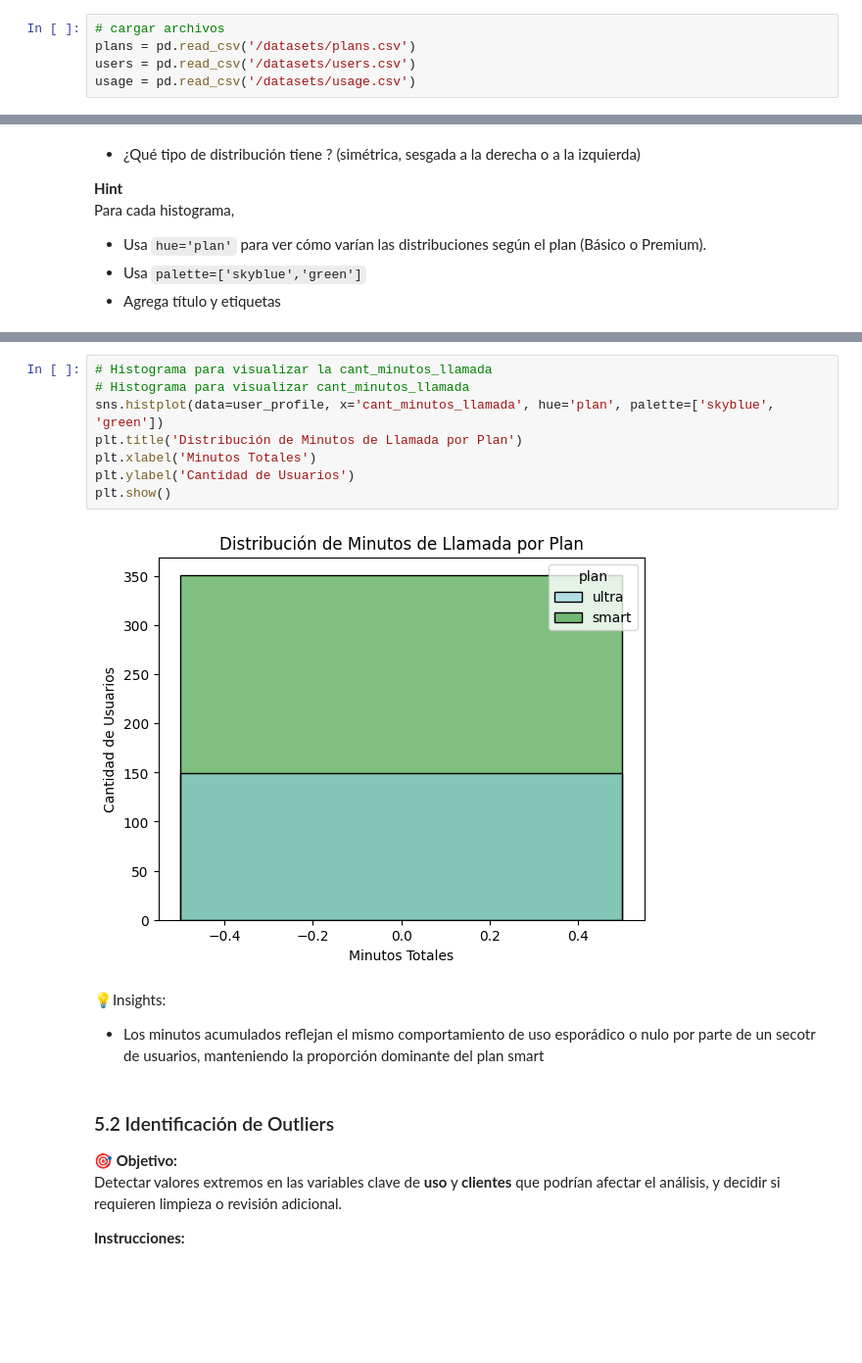
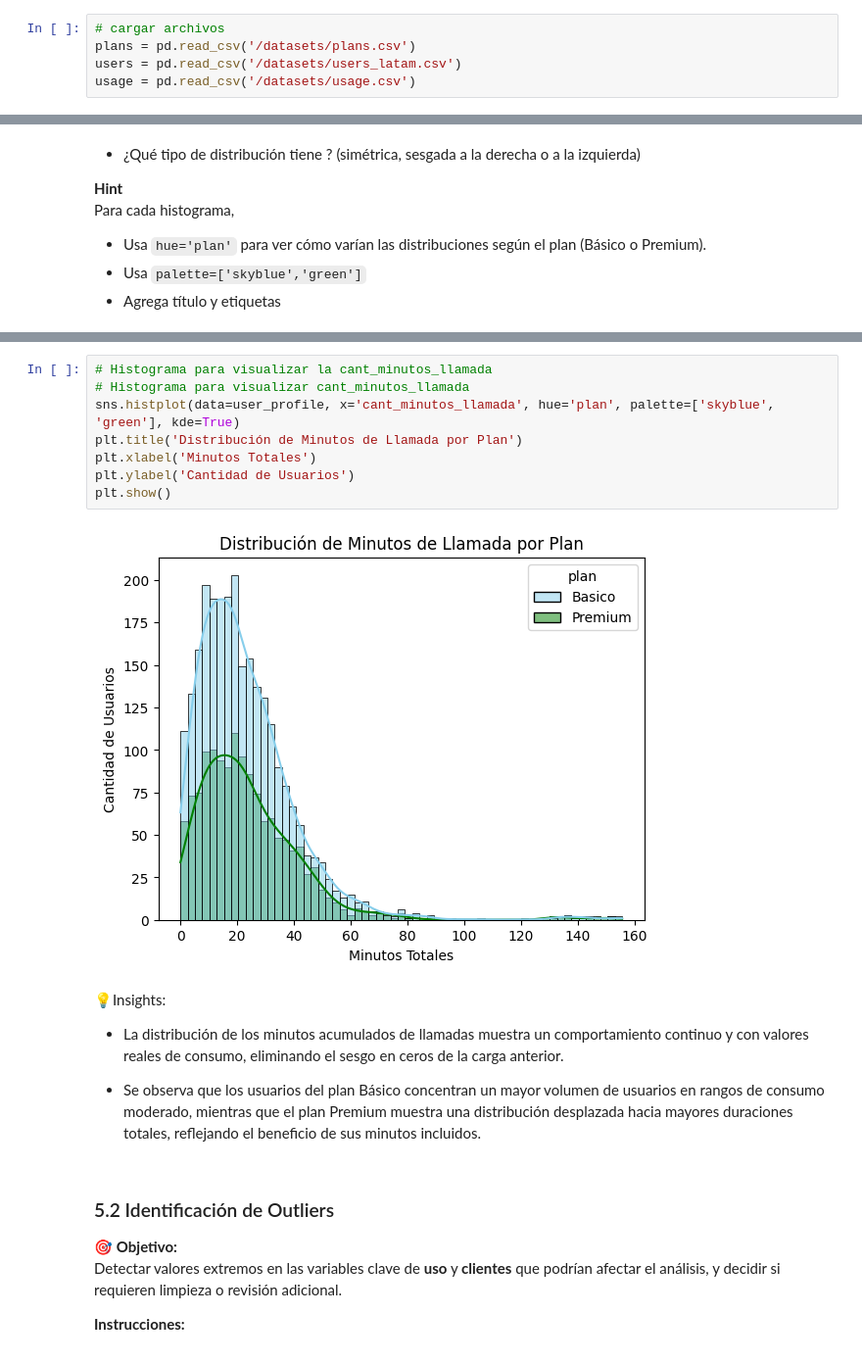
Before and after one commit to PabloVidal000/Telecom-analysis-, a Jupyter notebook: S7 Version-Estudiante-Project-ConnectaTel.ipynb, the cells around one changed output, grey strips where cells are left out. Shown at 98% size. Cells and saved outputs as stored; diff of their text form; blank space fills up the shorter version.

```diff
--- a/S7 Version-Estudiante-Project-ConnectaTel.ipynb
+++ b/S7 Version-Estudiante-Project-ConnectaTel.ipynb
@@ -45,5 +136,5 @@ import seaborn as sns
 # %%
 # cargar archivos
 plans = pd.read_csv('/datasets/plans.csv')
-users = pd.read_csv('/datasets/users.csv')
+users = pd.read_csv('/datasets/users_latam.csv')
 usage = pd.read_csv('/datasets/usage.csv')
@@ -626,16 +809,18 @@ plt.show()
 # %%
 # Histograma para visualizar la cant_minutos_llamada
 # Histograma para visualizar cant_minutos_llamada
-sns.histplot(data=user_profile, x='cant_minutos_llamada', hue='plan', palette=['skyblue', 'green'])
+sns.histplot(data=user_profile, x='cant_minutos_llamada', hue='plan', palette=['skyblue', 'green'], kde=True)
 plt.title('Distribución de Minutos de Llamada por Plan')
 plt.xlabel('Minutos Totales')
 plt.ylabel('Cantidad de Usuarios')
 plt.show()
 # %% [output]
-[figure, old version]
+[figure, new version]
 # %% [markdown]
 💡Insights:
-- Los minutos acumulados reflejan el mismo comportamiento de uso esporádico o nulo por parte de un secotr de usuarios, manteniendo la proporción dominante del plan smart
+- La distribución de los minutos acumulados de llamadas muestra un comportamiento continuo y con valores reales de consumo, eliminando el sesgo en ceros de la carga anterior.
+
+- Se observa que los usuarios del plan Básico concentran un mayor volumen de usuarios en rangos de consumo moderado, mientras que el plan Premium muestra una distribución desplazada hacia mayores duraciones totales, reflejando el beneficio de sus minutos incluidos.
 # %% [markdown]
 ### 5.2 Identificación de Outliers
 
```
Also changed, not shown: parts of 55 cells of this notebook.
